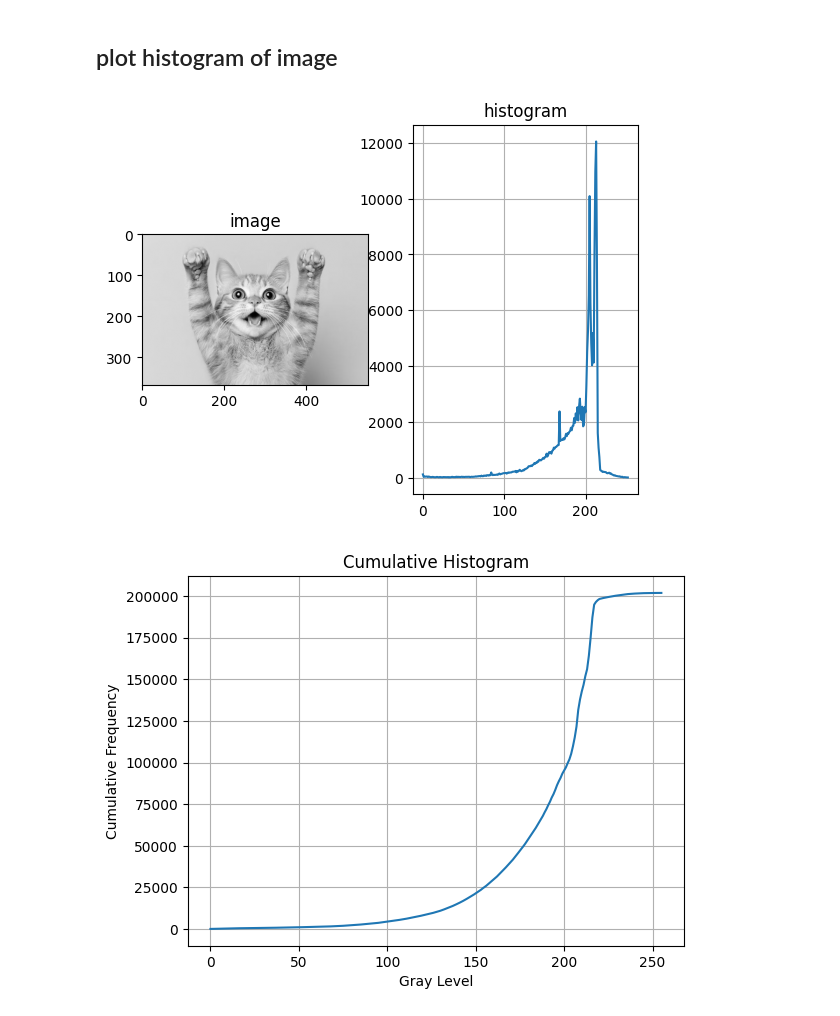
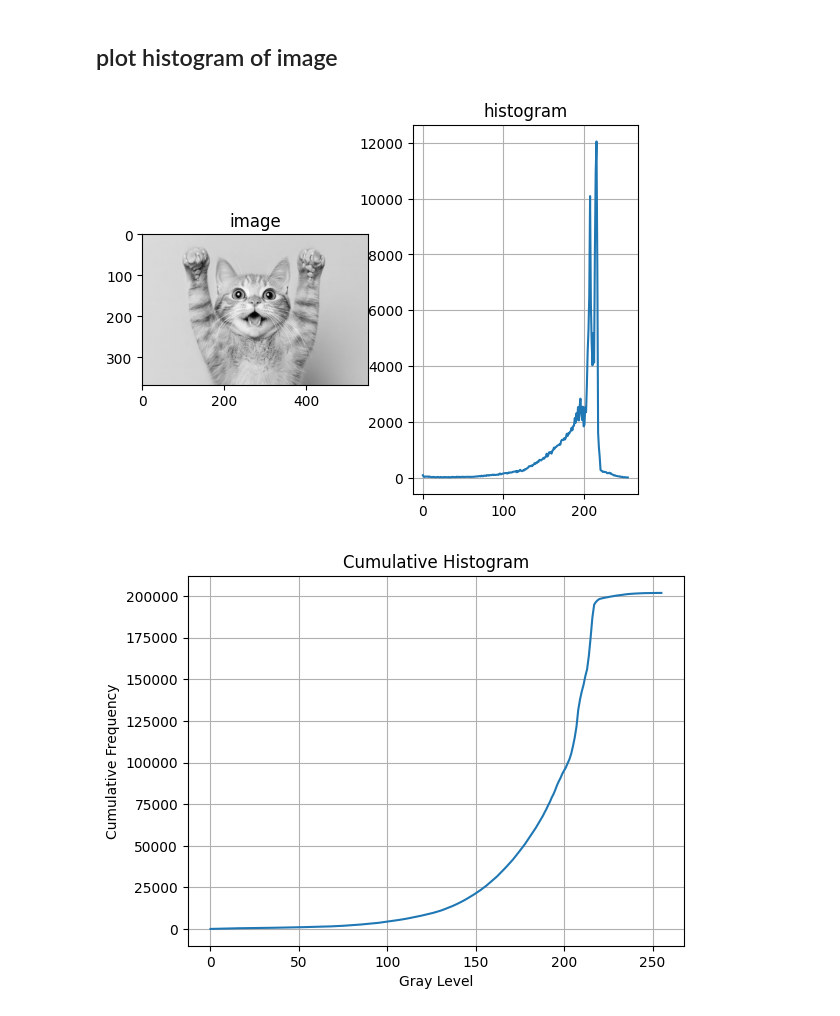
Before and after one commit to mhtasnia/DS424, a Jupyter notebook: DS424_Understanding_Image_histogram&equalization_practice.ipynb, the cells around one changed output. Cells and saved outputs as stored; diff of their text form; code cells hidden in the pictures.

```diff
--- a/DS424_Understanding_Image_histogram&equalization_practice.ipynb
+++ b/DS424_Understanding_Image_histogram&equalization_practice.ipynb
@@ -28,15 +28,15 @@ len(unique_gray_levels)
 # %%
 plt.subplot(1,2,1)
 plt.imshow(image_1,cmap='gray')
 plt.title('image')
 plt.subplot(1,2,2)
-hist,bins=np.histogram(image_1.ravel(),253,[0,256])
+hist,bins=np.histogram(image_1.ravel(),256,[0,256])
 plt.plot(hist)
 plt.title('histogram')
 plt.grid(True)
 plt.show()
 # %% [output]
-[figure, old version]
+[figure, new version]
 # %%
 hist, bins = np.histogram(image_1.ravel(), 256, [0, 256])
 cumulative_hist = np.cumsum(hist)
```
Also changed, not shown: parts of 15 cells of this notebook.
